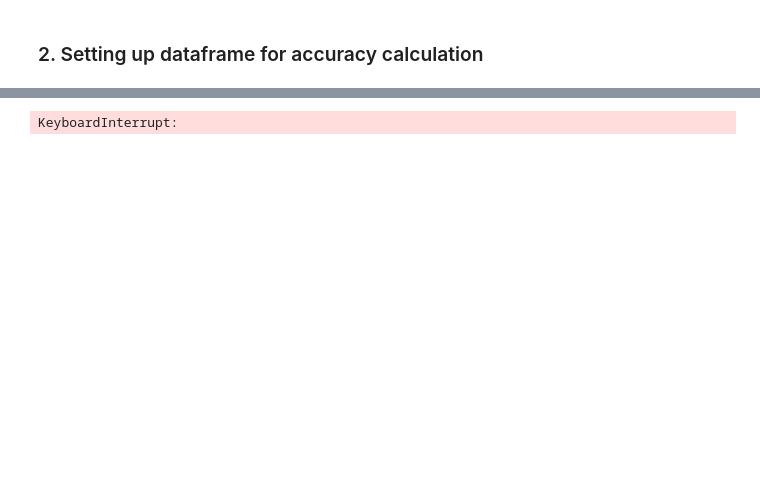
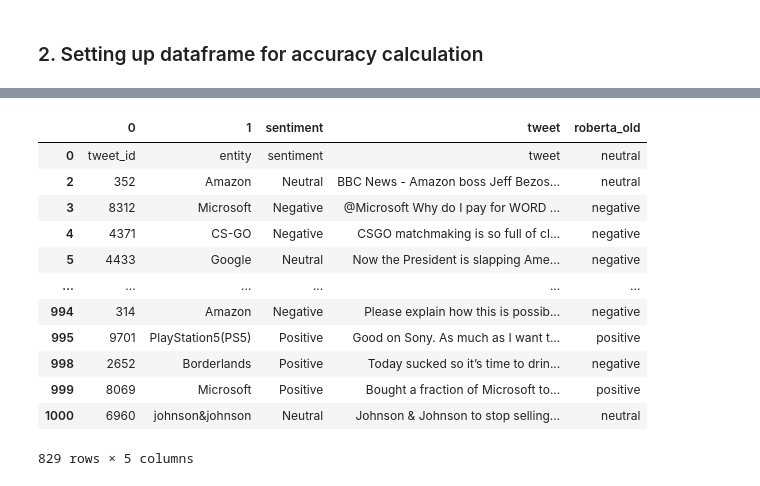
Before and after one commit to skyrimer/DBL-Micro-Soft, a Jupyter notebook: Split 2/Sentiment_analysis/model_accuracy.ipynb, the cells around one changed output, grey strips where cells are left out. Cells and saved outputs as stored; diff of their text form; code cells hidden in the pictures; blank space fills up the shorter version.

```diff
--- a/Split 2/Sentiment_analysis/model_accuracy.ipynb
+++ b/Split 2/Sentiment_analysis/model_accuracy.ipynb
@@ -84,11 +87,21 @@ df_test = df_test.head(1000) #Only doing this on the first 1000 tweets, to save
 # %%
 pd.set_option('display.max_colwidth', None)
 df_test['roberta_old'] = df_test['tweet'].apply(lambda x: test_sentiment_score(x, tokenizer_older, model_older))
-df_test['roberta_new'] = df_test['tweet'].apply(lambda x: test_sentiment_score(x, tokenizer_latest, model_latest))
-df_test['bertweet'] = df_test['tweet'].apply(lambda x: test_sentiment_score(x, tokenizer_bertweet, model_bertweet))
 df_test
 # %% [output]
+|  | 0 | 1 | sentiment | tweet | roberta_old |
+| 0 | tweet_id | entity | sentiment | tweet | neutral |
+| 2 | 352 | Amazon | Neutral | BBC News - Amazon boss Jeff Bezos... | neutral |
+| 3 | 8312 | Microsoft | Negative | @Microsoft Why do I pay for WORD ... | negative |
+| 4 | 4371 | CS-GO | Negative | CSGO matchmaking is so full of cl... | negative |
+| 5 | 4433 | Google | Neutral | Now the President is slapping Ame... | negative |
+| ... | ... | ... | ... | ... | ... |
+| 994 | 314 | Amazon | Negative | Please explain how this is possib... | negative |
+| 995 | 9701 | PlayStation5(PS5) | Positive | Good on Sony. As much as I want t... | positive |
+| 998 | 2652 | Borderlands | Positive | Today sucked so it’s time to drin... | negative |
+| 999 | 8069 | Microsoft | Positive | Bought a fraction of Microsoft to... | positive |
+| 1000 | 6960 | johnson&johnson | Neutral | Johnson & Johnson to stop selling... | neutral |
-KeyboardInterrupt:
+829 rows × 5 columns
 # %%
 df_test.loc[df_test['sentiment'] == 'Neutral', 'sentiment'] = 'neutral'
 df_test.loc[df_test['sentiment'] == 'Positive', 'sentiment'] = 'positive'
```
Also changed, not shown: parts of 12 cells of this notebook, 3 other files.
